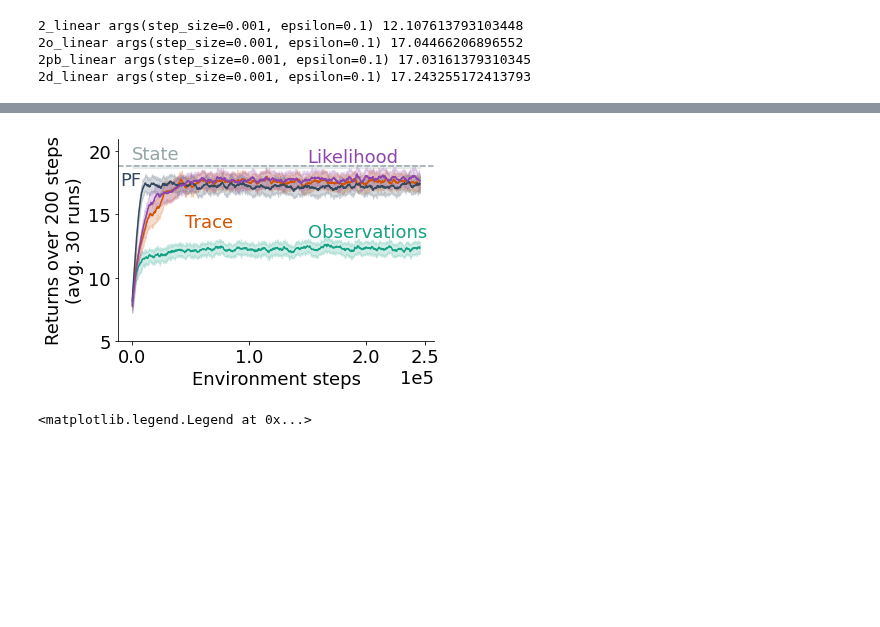
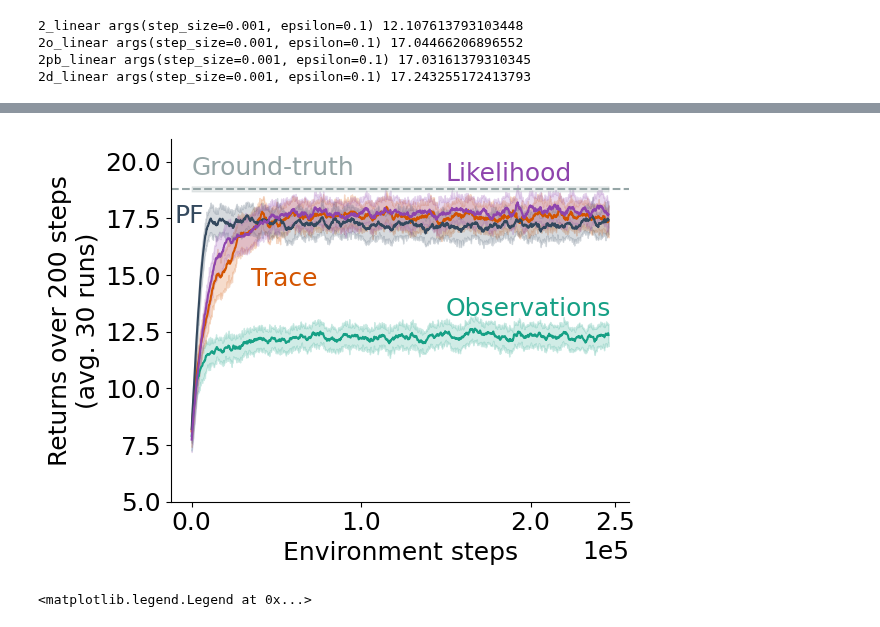
Before and after one commit to taodav/aux-inputs, a Jupyter notebook: analysis/plot_results_2.ipynb, the cells around one changed output, grey strips where cells are left out. Cells and saved outputs as stored; diff of their text form; code cells hidden in the pictures; blank space fills up the shorter version.

```diff
--- a/analysis/plot_results_2.ipynb
+++ b/analysis/plot_results_2.ipynb
@@ -237,7 +237,7 @@ plot_info = {
 
     '2o_linear': {
         'color': '#d35400',
-        'label': {'x': 0.45e5, 'y': 14.0, 'text': 'Trace'}
+        'label': {'x': 0.35e5, 'y': 14.5, 'text': 'Trace'}
     },
     '2pb_linear': {
         'color': '#34495e',
@@ -271,35 +271,35 @@ for k in plotting_order:
 
     std_err = data.std(axis=0) / np.sqrt(data.shape[0])
 
     ax.plot(x, means, label=key, color=color)
     plt.fill_between(x, means - std_err[:means.shape[0]], means + std_err[:means.shape[0]],
                          color=color, alpha=0.2)
     l_info = plot_info[k]['label']
     plt.text(l_info['x'], l_info['y'], l_info['text'], color=color, fontdict=dict(size=18))
 
 ax.set_ylim(5, 21)
 
 ax.axhline(18.8, linestyle='--', color='#95a5a6')
 plt.fill_between(x, 18.8 + 0.112, 18.8 - 0.112, color='#95a5a6', alpha=0.2)
-plt.text(0e5, 19.4, 'State', color='#95a5a6', fontdict=dict(size=18))
+plt.text(0e5, 19.4, 'Ground-truth', color='#95a5a6', fontdict=dict(size=18))
 
 
 ax.set_xlabel('Environment steps')
 ax.set_ylabel(f"Returns over 200 steps\n(avg. 30 runs)")
 ax.set_xticks([0, 1e5, 2e5, 2.5e5])
 
 
 ax.spines['right'].set_visible(False)
 ax.spines['top'].set_visible(False)
 plt.ticklabel_format(axis="x", style="sci", scilimits=(0,0))
 plt.tight_layout()
 # ax.set_title(f'Lobster Environment')
 
 
 plt.savefig(lobster_results_path, bbox_inches='tight')
 # plt.legend(bbox_to_anchor=(1.00, 1), loc='upper left')
 # %% [output]
-[figure, old version]
+[figure, new version]
 # %%
 fig, ax = plt.figure(), plt.axes()
 steps_per_eps = 200
```
Also changed, not shown: parts of 2 cells of this notebook, 5 other files.
